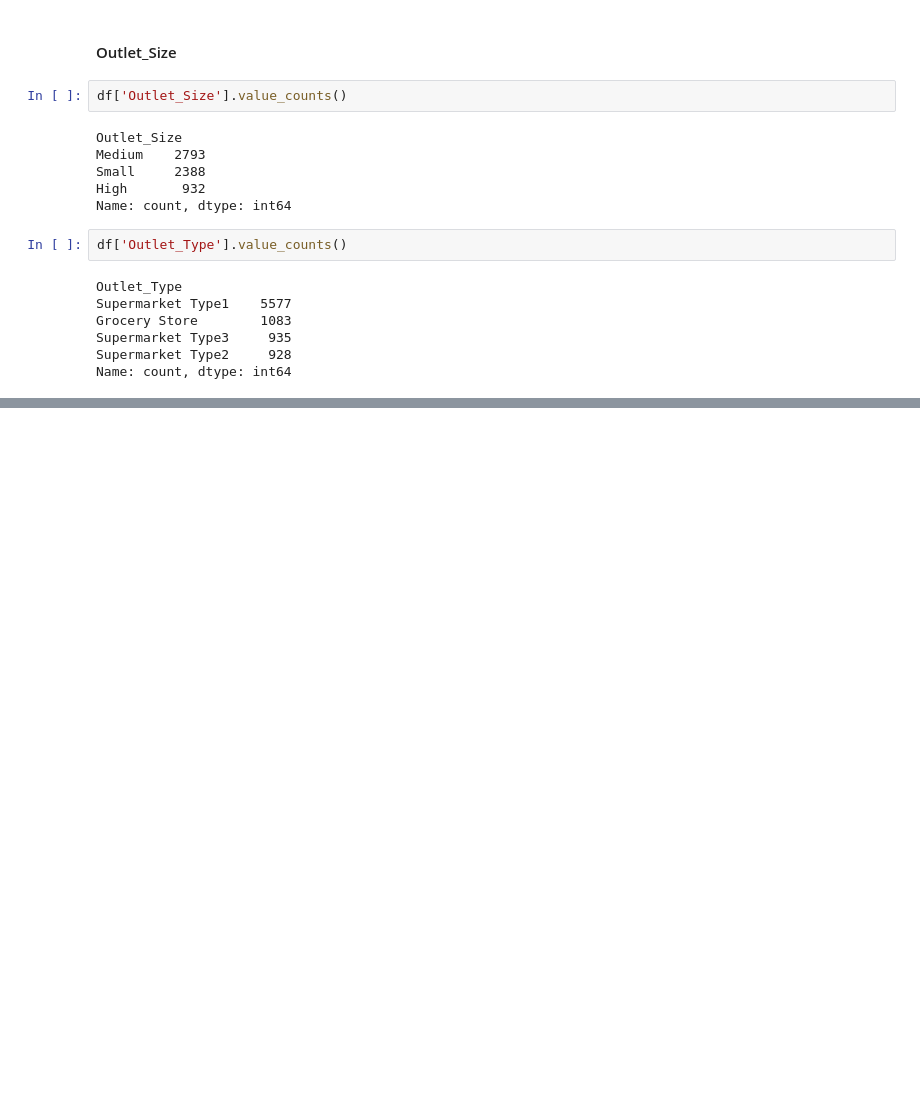
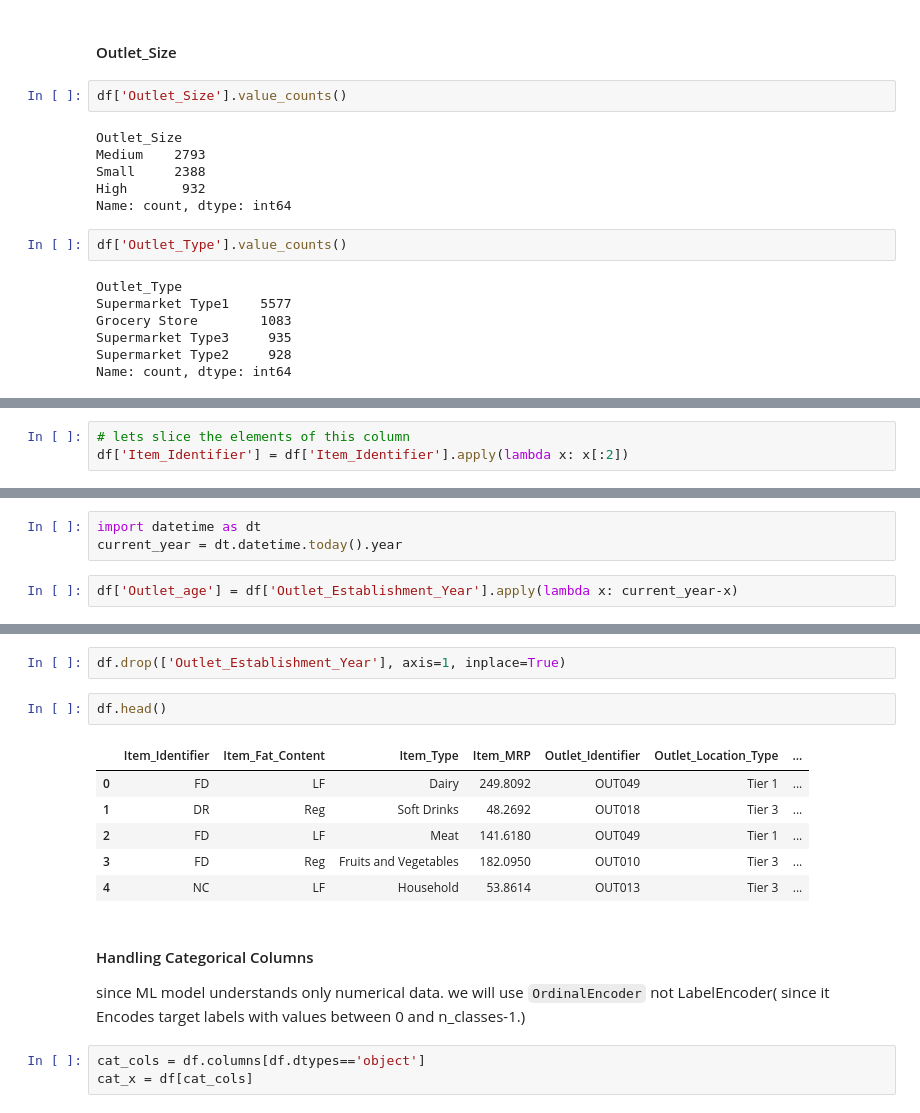
Before and after one commit to VED-PRAKA5H/sales-forecasting, a Jupyter notebook: notebook/eda.ipynb, the cells around one changed output, grey strips where cells are left out. Drawn from its saved outputs; the diff is of its cells as text; blank space fills up the shorter version.

```diff
--- a/notebook/eda.ipynb
+++ b/notebook/eda.ipynb
@@ -257,0 +433,3 @@ Name: count, dtype: int64
+# %%
+# lets slice the elements of this column
+df['Item_Identifier'] = df['Item_Identifier'].apply(lambda x: x[:2])
@@ -257,0 +463,5 @@ Name: count, dtype: int64
+# %%
+import datetime as dt
+current_year = dt.datetime.today().year
+# %%
+df['Outlet_age'] = df['Outlet_Establishment_Year'].apply(lambda x: current_year-x)
@@ -257,0 +483,18 @@ Name: count, dtype: int64
+# %%
+df.drop(['Outlet_Establishment_Year'], axis=1, inplace=True)
+# %%
+df.head()
+# %% [output]
+|  | Item_Identifier | Item_Fat_Content | Item_Type | Item_MRP | Outlet_Identifier | Outlet_Location_Type | ... |
+| 0 | FD | LF | Dairy | 249.8092 | OUT049 | Tier 1 | ... |
+| 1 | DR | Reg | Soft Drinks | 48.2692 | OUT018 | Tier 3 | ... |
+| 2 | FD | LF | Meat | 141.6180 | OUT049 | Tier 1 | ... |
+| 3 | FD | Reg | Fruits and Vegetables | 182.0950 | OUT010 | Tier 3 | ... |
+| 4 | NC | LF | Household | 53.8614 | OUT013 | Tier 3 | ... |
+# %% [markdown]
+#### Handling Categorical Columns
+since ML model understands only numerical data.
+we will use `OrdinalEncoder` not LabelEncoder( since it Encodes target labels with values between 0 and n_classes-1.)
+# %%
+cat_cols = df.columns[df.dtypes=='object']
+cat_x = df[cat_cols]
```
Also changed, not shown: parts of 69 cells of this notebook.
